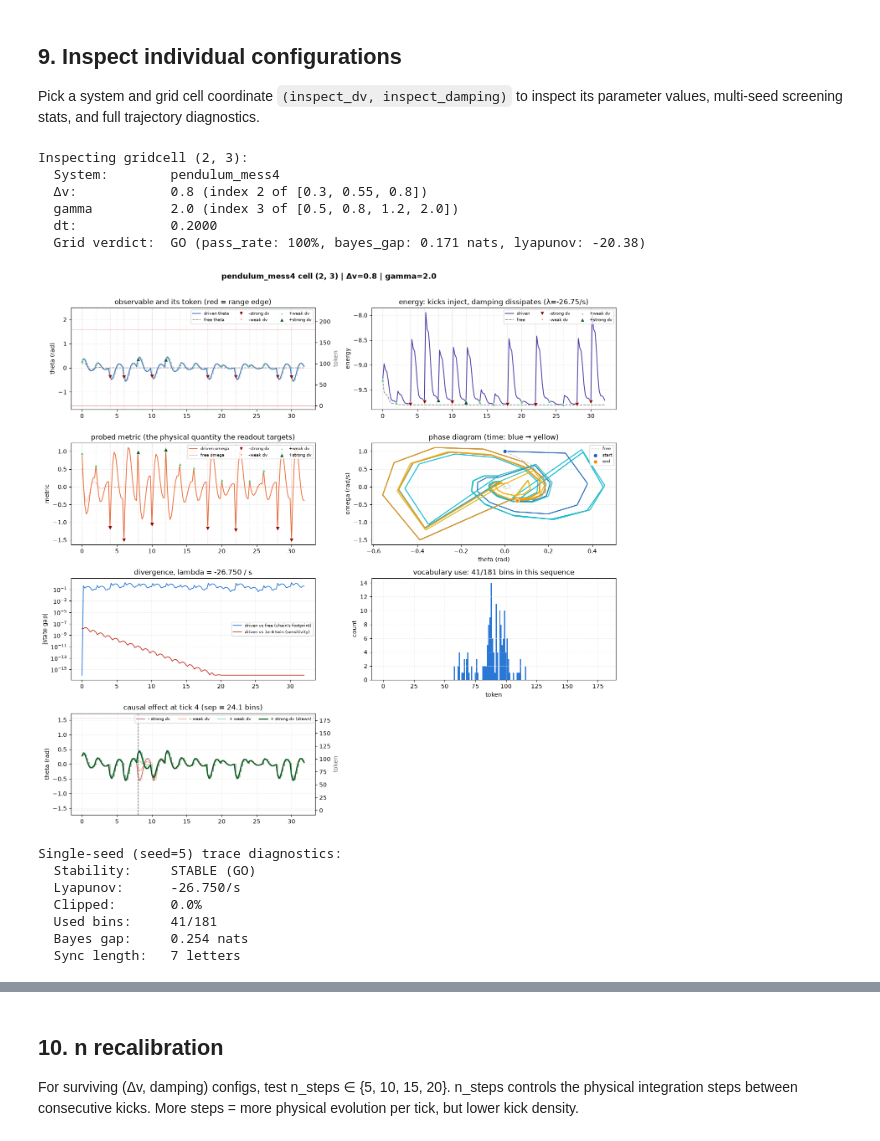
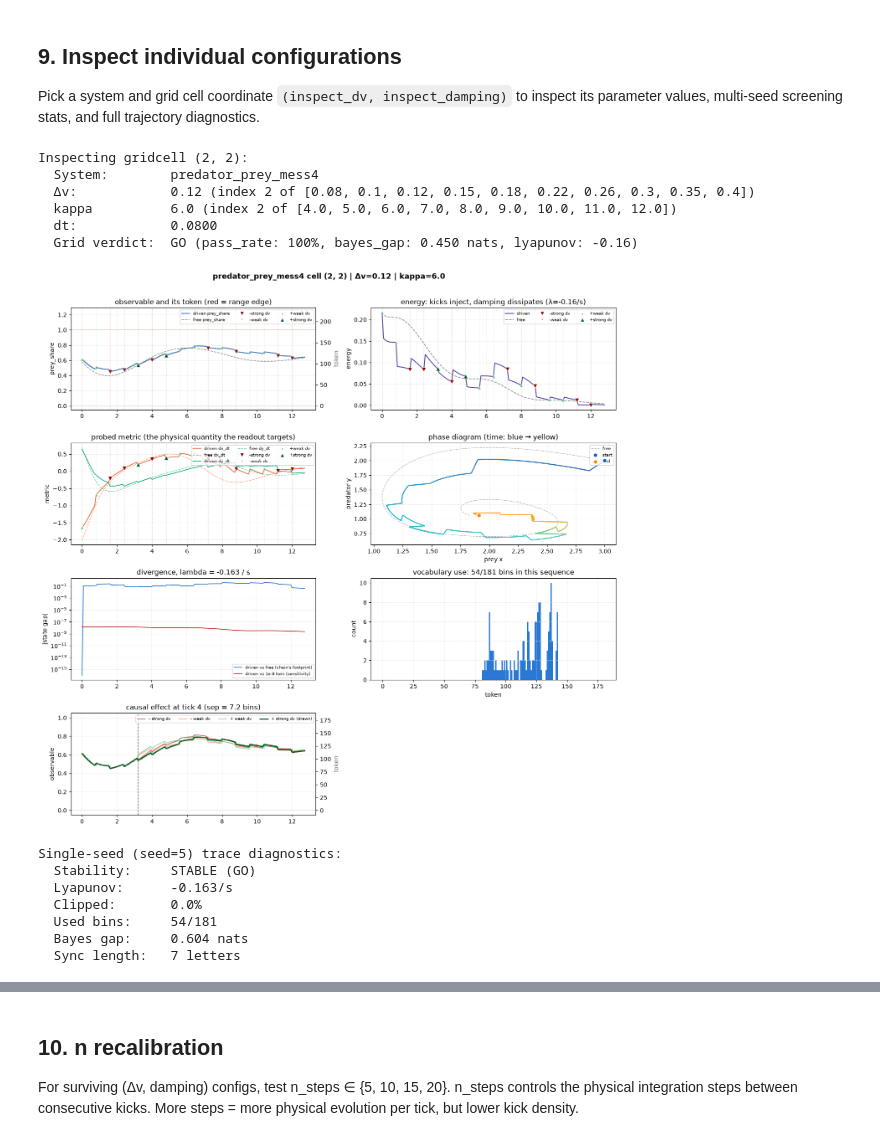
Before and after one commit to ManjotSingh08x/Belief-in-physics, a Jupyter notebook: notebooks/explorer.ipynb, the cells around one changed output, grey strips where cells are left out. Saved outputs shown, nothing was run; the diff lists cells and outputs as text; code cells hidden in the pictures.

```diff
--- a/notebooks/explorer.ipynb
+++ b/notebooks/explorer.ipynb
@@ -67,11 +76,11 @@ which of the vocabulary this sequence actually uses &middot; `belief` the exact
 predictive belief, identical across all four systems by construction &middot;
 `return_map` `obs[n+1]` against `obs[n]`, a thin curve when deterministic.
 # %%
-w = explorer("pendulum_mess4")
+w = explorer("predator_prey_mess4")
 display(w)
 
 # High-resolution static figure for non-interactive / cached notebook preview:
-tr = V.trace(make_process("sphere_mess4", m=40), seed=0)
-fig = V.plot(tr, panels=("observable", "tokens", "energy", "phase"), title="sphere_mess4 (Cartesian 2D Grid & Orbit)")
+tr = V.trace(make_process("predator_prey_mess4", m=40), seed=0)
+fig = V.plot(tr, panels=("observable", "tokens", "energy", "phase"), title="predator_prey_mess4")
 plt.show()
 # %% [output]
@@ -193,7 +202,7 @@ This is the panel that says whether the four actions are *distinguishable*. Belo
 the 4 counterfactual letter branches for `sphere_mess4` on the 2D Cartesian $(x, y)$ grid plane,
 confirming non-collapsing bifurcation and bounded pairwise separation in token units.
 # %%
-SYSTEM = "sphere_mess4"
+SYSTEM = "predator_prey_mess4"
 TICK = 4
 
 proc = make_process(SYSTEM, m=30)
@@ -330,19 +339,19 @@ kick trace, energy drift, Bayes gap, sync curve). Green = pass (GO), red = fail
 # %%
 # 2D Grid definitions per system
 GRIDS = {
-    "pendulum_mess4": {
-        "delta_v_values": [0.3, 0.55, 0.8],
-        "damping_values": [0.5, 0.8, 1.2, 2.0],  # gamma
+    # "pendulum_mess4": {
+    #     "delta_v_values": [0.3, 0.55, 0.8],
+    #     "damping_values": [0.5, 0.8, 1.2, 2.0],  # gamma
+    # },
+    "predator_prey_mess4": {
+        "delta_v_values": [0.08, 0.10, 0.12, 0.15, 0.18, 0.22, 0.26, 0.30, 0.35, 0.40],
+        "damping_values": [4.0, 5.0, 6.0, 7.0, 8.0, 9.0, 10.0, 11.0, 12.0],  # kappa (higher = weaker damping)
     },
-    "predator_prey_mess4": {
-        "delta_v_values": [0.15, 0.35, 0.6],
-        "damping_values": [3.0, 5.0, 8.0],  # kappa (higher = weaker damping)
-    },
-    "sphere_mess4": {
-        "delta_v_values": [0.08, 0.15, 0.25],
-        "damping_values": [0.2, 0.35, 0.6],  # gamma
-        "obs_bins": (30, 30),
-    },
+    # "sphere_mess4": {
+    #     "delta_v_values": [0.08, 0.15, 0.25],
+    #     "damping_values": [0.2, 0.35, 0.6],  # gamma
+    #     "obs_bins": (30, 30),
+    # },
     # "double_pendulum_mess4": {
     #     "delta_v_values": [0.5, 1.2, 2.0],
     #     "damping_values": [1.5, 2.5, 4.0],  # gamma1 = gamma2
@@ -355,7 +364,7 @@ grid_results = {}
 for system_name, grid_spec in GRIDS.items():
     sys_key = system_name.replace("_mess4", "")
     dt = dt_results[sys_key]["dt"]
-    result = grid_screen(system_name, dt=dt, n_seeds=10, **grid_spec)
+    result = grid_screen(system_name, dt=0.08, n_seeds=200, **grid_spec)
     grid_results[system_name] = result
     display_grid(result)
 # %% [output]
@@ -384,9 +448,9 @@ Passing criteria: pass_rate ≥ 80% and bayes_gap ≥ 0.15 nats
 Pick a system and grid cell coordinate `(inspect_dv, inspect_damping)` to inspect its parameter values, multi-seed screening stats, and full trajectory diagnostics.
 # %%
 # Researcher inspection coordinates (index into the system's grid):
-INSPECT_SYSTEM = "pendulum_mess4"
+INSPECT_SYSTEM = "predator_prey_mess4"
 INSPECT_DV = 2      # Δv index in GRIDS[INSPECT_SYSTEM]["delta_v_values"]
-INSPECT_DAMPING = 3  # damping index in GRIDS[INSPECT_SYSTEM]["damping_values"]
+INSPECT_DAMPING = 2  # damping index in GRIDS[INSPECT_SYSTEM]["damping_values"]
 INSPECT_SEED = 5
 INSPECT_N = 10
 
@@ -419,44 +483,44 @@ sys_kw = {damping_field: damp_val}
 if damping_field == "gamma1":
     sys_kw["gamma2"] = damp_val
 
 proc = make_process(
     INSPECT_SYSTEM,
     system=sys_kw,
     delta_v=dv_val,
     dt=dt,
     m=16,
     n_steps=INSPECT_N
 )
 tr = V.trace(proc, seed=INSPECT_SEED)
 fig = V.plot(
     tr,
     panels=("observable", "energy", "metric", "phase", "divergence", "tokens","causal_effect",),
     title=f"{INSPECT_SYSTEM} cell ({INSPECT_DV}, {INSPECT_DAMPING}) | Δv={dv_val} | {damping_field}={damp_val}",
 )
 plt.show()
 
 rep = V.stability(tr)
 print(f"\nSingle-seed (seed={INSPECT_SEED}) trace diagnostics:")
 print(f"  Stability:     {'STABLE (GO)' if rep['stable'] else 'UNSTABLE (NO-GO)'}")
 print(f"  Lyapunov:      {rep['lyapunov']:+.3f}/s")
 print(f"  Clipped:       {rep['clipped']:.1%}")
 print(f"  Used bins:     {rep['used_bins']}/{rep['n_obs']}")
 print(f"  Bayes gap:     {rep['bayes_gap']:.3f} nats")
 print(f"  Sync length:   {rep['sync_length']} letters")
 if rep["reasons"]:
     print("  Reasons:      ", rep["reasons"])
 # %% [output]
-Inspecting gridcell (2, 3):
-  System:        pendulum_mess4
-  Δv:            0.8 (index 2 of [0.3, 0.55, 0.8])
-  gamma          2.0 (index 3 of [0.5, 0.8, 1.2, 2.0])
-  dt:            0.2000
-  Grid verdict:  GO (pass_rate: 100%, bayes_gap: 0.171 nats, lyapunov: -20.38)
+Inspecting gridcell (2, 2):
+  System:        predator_prey_mess4
+  Δv:            0.12 (index 2 of [0.08, 0.1, 0.12, 0.15, 0.18, 0.22, 0.26, 0.3, 0.35, 0.4])
+  kappa          6.0 (index 2 of [4.0, 5.0, 6.0, 7.0, 8.0, 9.0, 10.0, 11.0, 12.0])
+  dt:            0.0800
+  Grid verdict:  GO (pass_rate: 100%, bayes_gap: 0.450 nats, lyapunov: -0.16)
-[figure, old version]
+[figure, new version]
 Single-seed (seed=5) trace diagnostics:
   Stability:     STABLE (GO)
-  Lyapunov:      -26.750/s
+  Lyapunov:      -0.163/s
   Clipped:       0.0%
-  Used bins:     41/181
-  Bayes gap:     0.254 nats
+  Used bins:     54/181
+  Bayes gap:     0.604 nats
   Sync length:   7 letters
```
Also changed, not shown: parts of 23 cells of this notebook, 3 other files.
